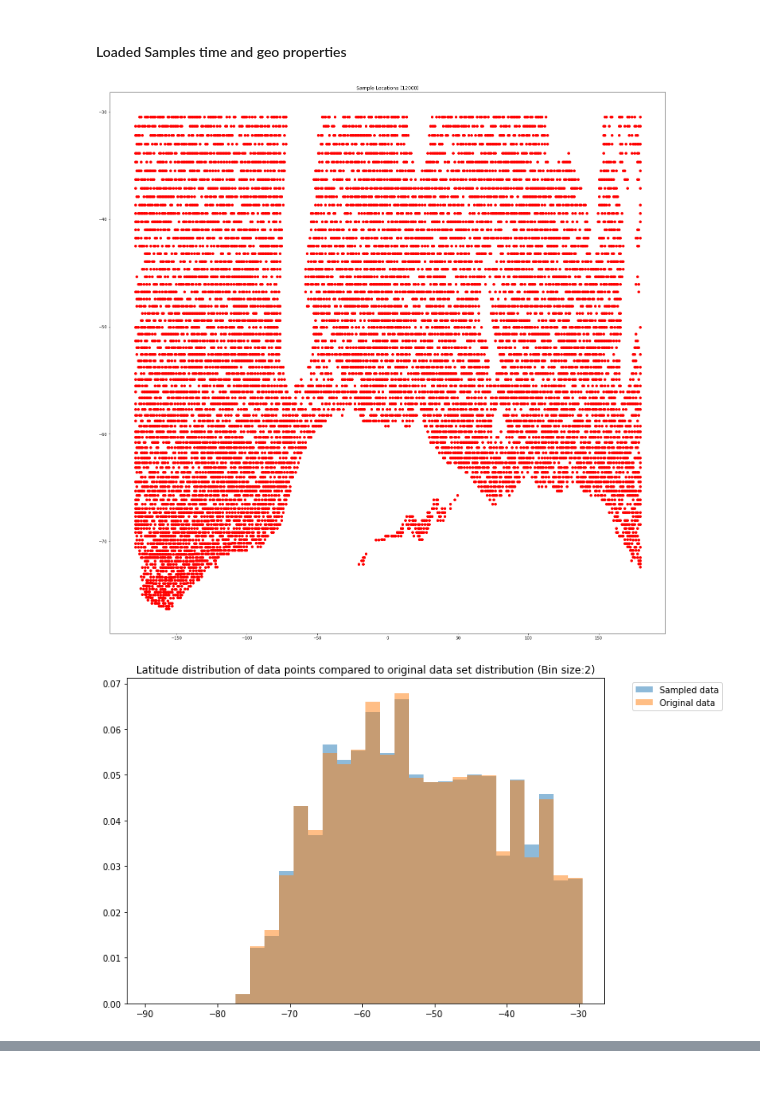
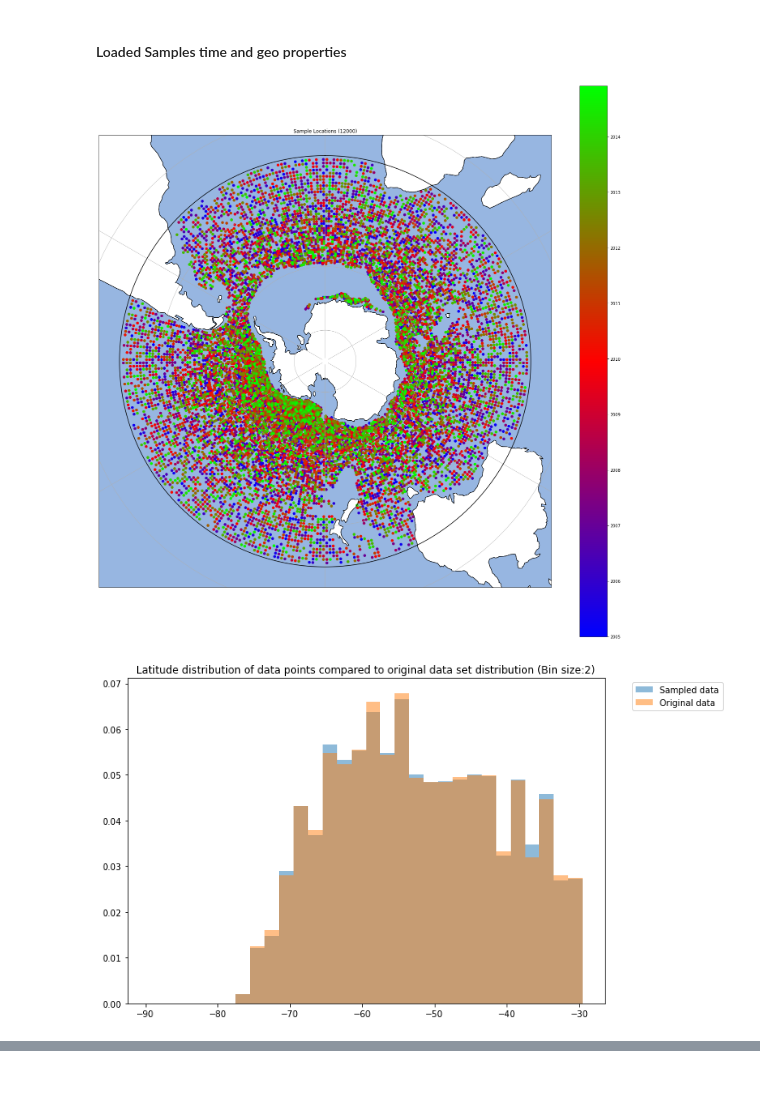
Before and after one commit to el1247/BAS_AI4ER_SAM, a Jupyter notebook: notebooks/exploratory/1.0_el_UKESM1SampleLoad.ipynb, the cells around one changed output, grey strips where cells are left out. Saved outputs shown, nothing was run; the diff lists cells and outputs as text; code cells hidden in the pictures.

Commit message:
UKESM data update

```diff
--- a/notebooks/exploratory/1.0_el_UKESM1SampleLoad.ipynb
+++ b/notebooks/exploratory/1.0_el_UKESM1SampleLoad.ipynb
@@ -380,13 +305,13 @@ Plotting functions defined
 # %% [markdown]
 #### Loaded Samples time and geo properties
 # %%
-locationPlotSimpleRec(sampleDataPoints, (25,25), 1)
+locationPlot(sampleDataPoints, (25,25), 1)
 latDistributionCompare(sampleDataPoints, geoRange, 2, 2)
 lonDistributionCompare(sampleDataPoints, geoRange, 3, 3)
 lonDistributionCompare(sampleDataPoints, geoRange, 10, 4)
 timeDistribution(sampleDataPoints, 5)
 # %% [output]
-[figure, old version]
+[figure, new version]
 [figure]
 [figure]
 [figure]
```
Also changed, not shown: parts of 10 cells of this notebook, 6 other files.
